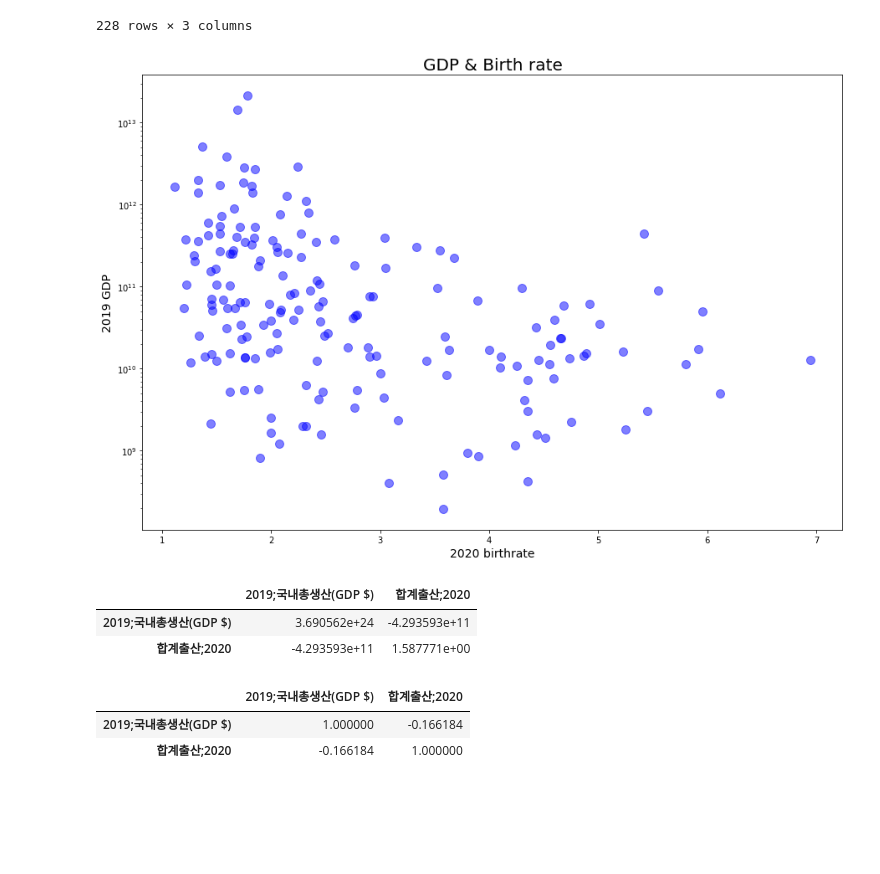
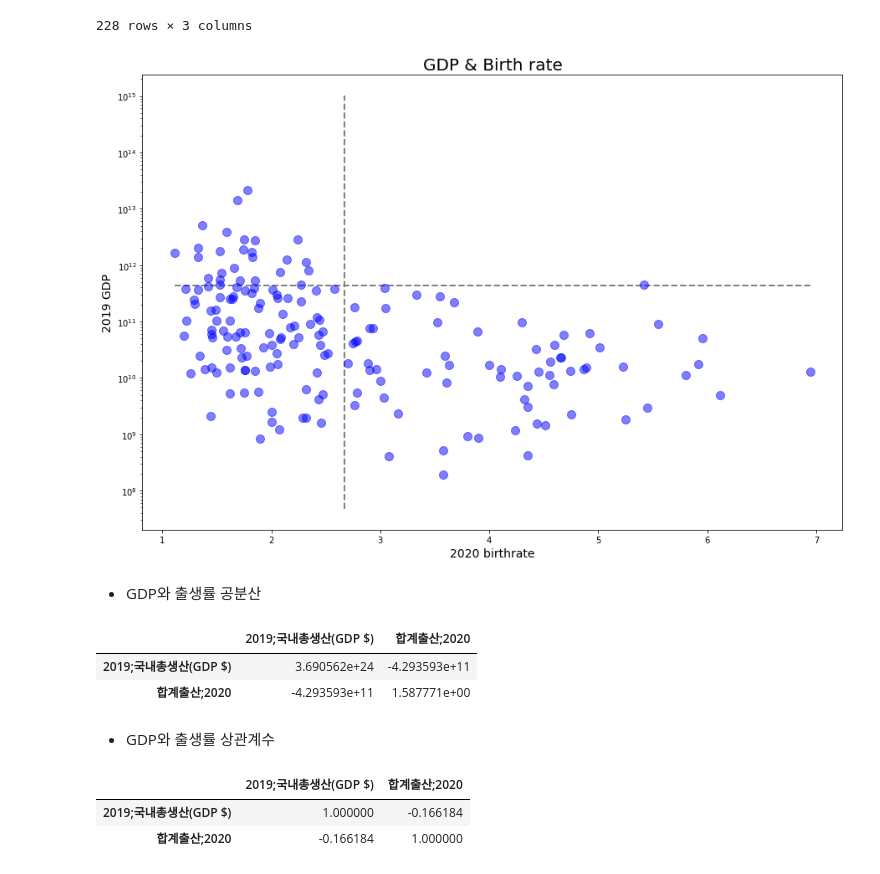
Before and after one commit to gahyunson/crudeBirthRate, a Jupyter notebook: birth_project.ipynb, the cells around one changed output. Drawn from its saved outputs; the diff is of its cells as text; code cells hidden in the pictures; blank space fills up the shorter version.

```diff
--- a/birth_project.ipynb
+++ b/birth_project.ipynb
@@ -184,31 +170,47 @@ gdp_birthrate_df
 # %%
 plt.rcParams['figure.figsize'] = [15, 10]
 
 plt.plot('합계출산;2020',
          '2019;국내총생산(GDP $)',
          data = gdp_birthrate_df,
          linestyle='none',
          marker='o',
          markersize=10,
          color='blue',
          alpha=0.5)
 
 # plt.scatter(gdp_birthrate_df['합계출산;2020'],gdp_birthrate_df['2019;국내총생산(GDP $)'])
 
 plt.title('GDP & Birth rate', fontsize=20)
 plt.xlabel('2020 birthrate', fontsize=14)
 plt.ylabel('2019 GDP', fontsize=14)
 plt.yscale('log')
+plt.hlines(gdp_birthrate_df['2019;국내총생산(GDP $)'].mean(),
+           gdp_birthrate_df['합계출산;2020'].min(),
+           gdp_birthrate_df['합계출산;2020'].max(),
+         color='gray',
+         linestyle='--',
+         linewidth = 2)
+plt.vlines(gdp_birthrate_df['합계출산;2020'].mean(),
+           gdp_birthrate_df['2019;국내총생산(GDP $)'].min(),
+           gdp_birthrate_df['2019;국내총생산(GDP $)'].max()+1000000000000000,
+         color='gray',
+         linestyle='--',
+         linewidth = 2)
 # plt.ylim([0,gdp_birthrate_df['2019;국내총생산(GDP $)'].max()])
 plt.show()
 # %% [output]
-[figure, old version]
+[figure, new version]
+# %% [markdown]
+- GDP와 출생률 공분산
 # %%
 gdp_birthrate_df.cov()
 # %% [output]
 |  | 2019;국내총생산(GDP $) | 합계출산;2020 |
 | 2019;국내총생산(GDP $) | 3.690562e+24 | -4.293593e+11 |
 | 합계출산;2020 | -4.293593e+11 | 1.587771e+00 |
+# %% [markdown]
+- GDP와 출생률 상관계수
 # %%
 gdp_birthrate_df.corr()
 # %% [output]
```
Also changed, not shown: parts of 5 cells of this notebook, 1 other file.
